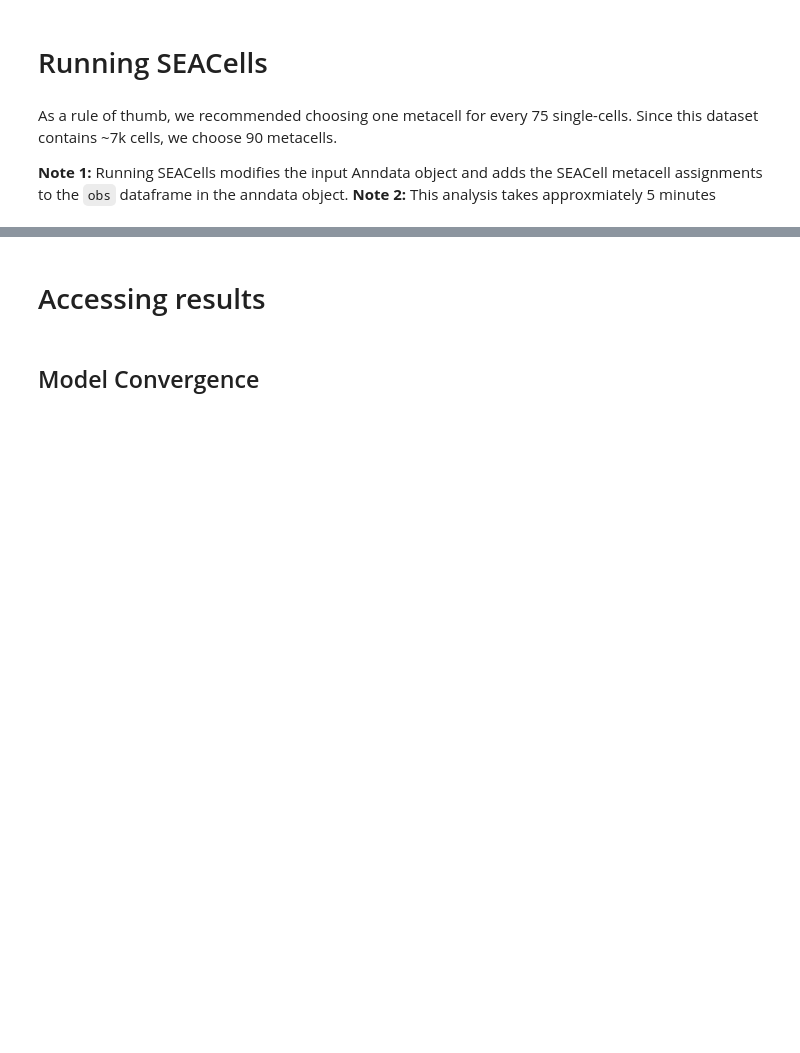
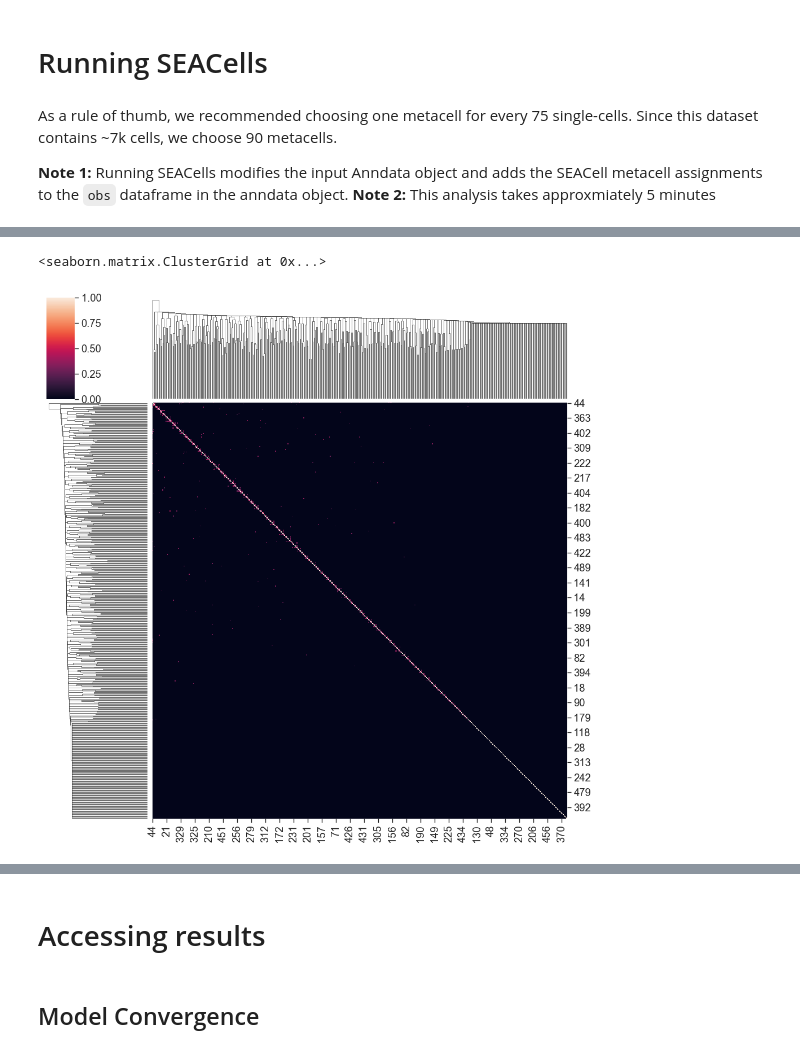
Before and after one commit to dpeerlab/SEACells, a Jupyter notebook: notebooks/SEACell_computation.ipynb, the cells around one changed output, grey strips where cells are left out. Cells and saved outputs as stored; diff of their text form; code cells hidden in the pictures; blank space fills up the shorter version.

```diff
--- a/notebooks/SEACell_computation.ipynb
+++ b/notebooks/SEACell_computation.ipynb
@@ -113,0 +103,3 @@ Constructing CSR matrix...
+# %%
+model.construct_kernel_matrix()
+M = model.kernel_matrix
@@ -114,3 +113,8 @@ Constructing CSR matrix...
+# %%
+sns.clustermap(M.toarray()[:500,:500])
+# %% [output]
+<seaborn.matrix.ClusterGrid at 0x...>
+[figure, added]
 # %%
 # Initialize archetypes
 model.initialize_archetypes()
```
Also changed, not shown: parts of 25 cells of this notebook, 2 other files.
